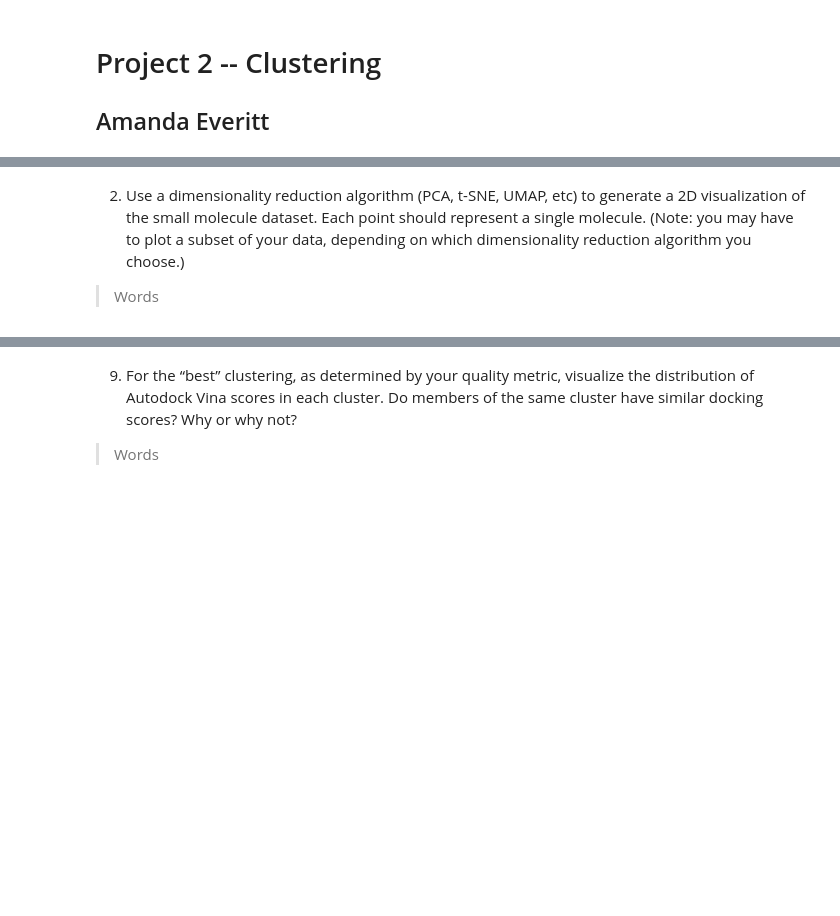
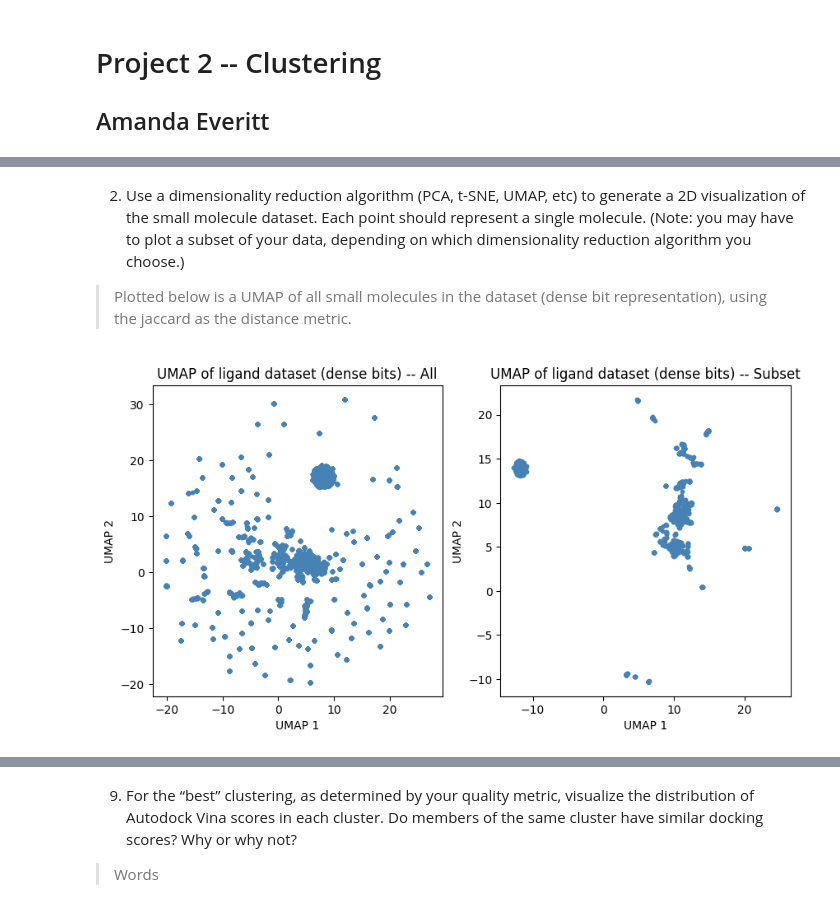
Before and after one commit to aseveritt/BMI203_Project2, a Jupyter notebook: Amanda_Everitt_BMI203_HW2.ipynb, the cells around one changed output, grey strips where cells are left out. Saved outputs shown, nothing was run; the diff lists cells and outputs as text; code cells hidden in the pictures; blank space fills up the shorter version.

```diff
--- a/Amanda_Everitt_BMI203_HW2.ipynb
+++ b/Amanda_Everitt_BMI203_HW2.ipynb
@@ -7,0 +12,9 @@
+# %%
+from clusters import algs
+import numpy as np
+import matplotlib.pyplot as plt
+import umap.umap_ as umap
+import itertools
+import pandas as pd
+plt.rcParams.update({'figure.figsize':(7,5), 'figure.dpi':100})
+np.random.seed(10)
@@ -8,3 +24,40 @@
 # %% [markdown]
 2. Use a dimensionality reduction algorithm (PCA, t-SNE, UMAP, etc) to generate a 2D visualization of the small molecule dataset. Each point should represent a single molecule. (Note: you may have to plot a subset of your data, depending on which dimensionality reduction algorithm you choose.)
-> Words
+> Plotted below is a UMAP of all small molecules in the dataset (dense bit representation), using the jaccard as the distance metric.
+# %%
+#read all scores in as a list
+ligand_dict = algs.read_in_ligands("ligand_information.csv")
+data = []
+for i,j in ligand_dict.items():
+    a = ligand_dict[i].denseBits
+    data.append(a)
+
+
+ligand_subset = dict(itertools.islice(ligand_dict.items(), 1000)) #create the subset Ill be using from now on.
+data_sub = []
+for i,j in ligand_subset.items():
+    a = ligand_subset[i].denseBits
+    data_sub.append(a)
+
+#calculate components using umap function
+fit = umap.UMAP(metric = "jaccard")
+u = fit.fit_transform(data)
+u_sub = fit.fit_transform(data_sub)
+# %%
+plt.figure(figsize =(10, 5))
+
+plt.subplot(1, 2, 1)
+plt.scatter(u[:,0], u[:,1], c = "steelblue", s = 10)
+plt.title("UMAP of ligand dataset (dense bits) -- All")
+plt.xlabel('UMAP 1')
+plt.ylabel('UMAP 2')
+
+plt.subplot(1, 2, 2)
+plt.scatter(u_sub[:,0], u_sub[:,1], c = "steelblue", s = 10)
+plt.title("UMAP of ligand dataset (dense bits) -- Subset")
+plt.xlabel('UMAP 1')
+plt.ylabel('UMAP 2')
+
+plt.show()
+# %% [output]
+[figure, added]
```
Also changed, not shown: parts of 30 cells of this notebook, 36 other files.
